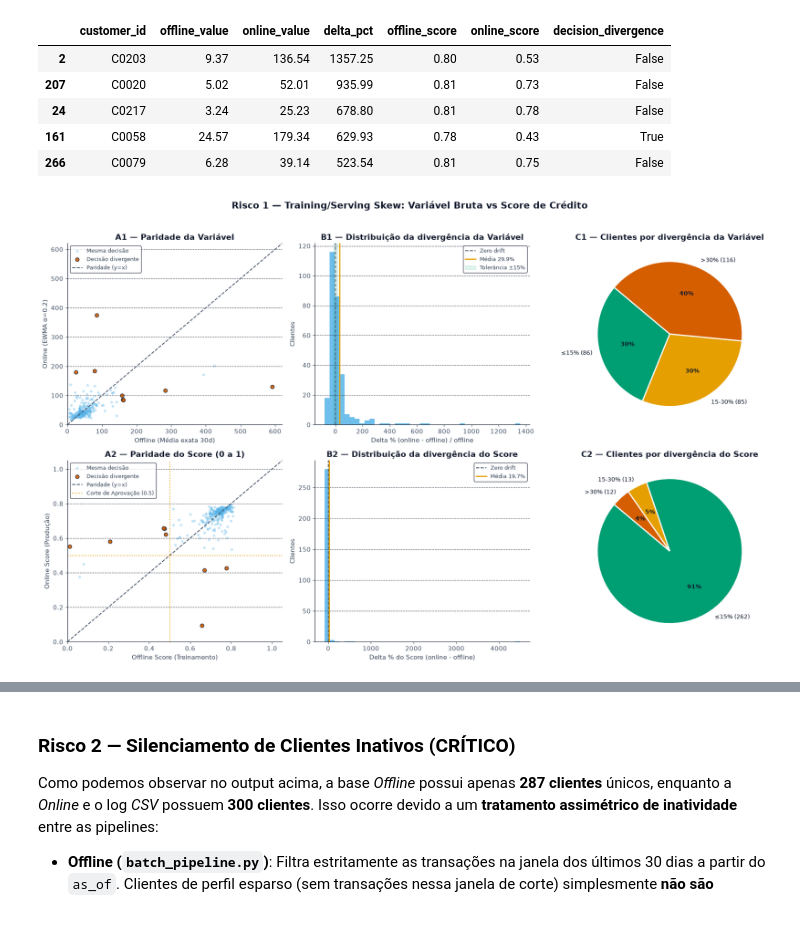
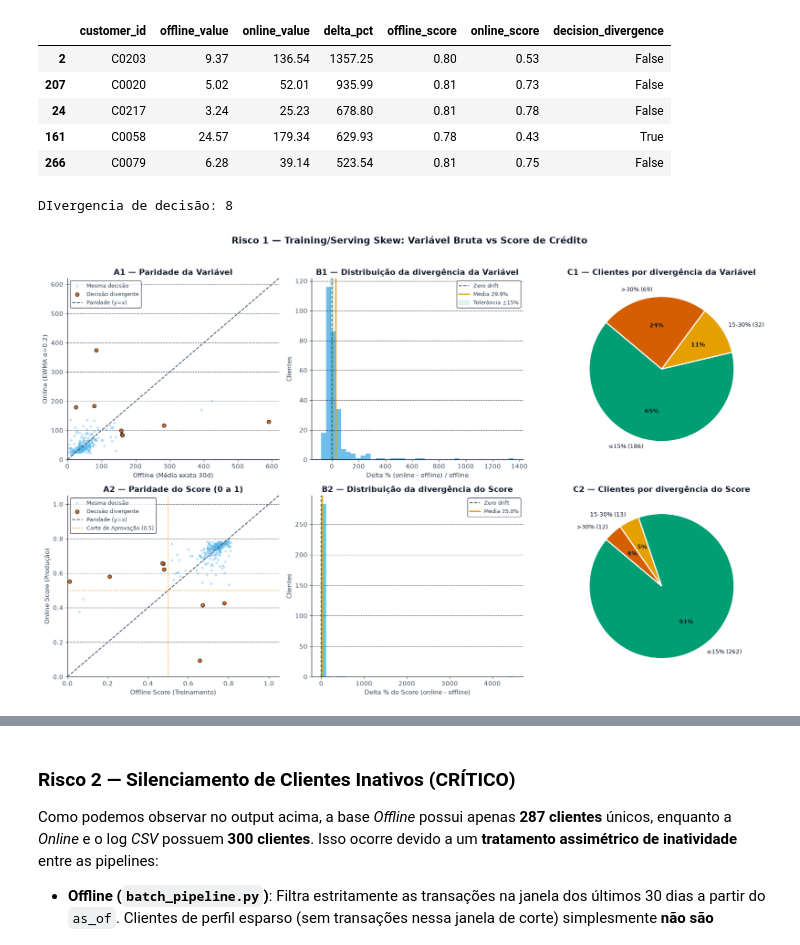
Before and after one commit to Cristiano2132/nubank-model-risk-business-case, a Jupyter notebook: business_case_answers.ipynb, the cells around one changed output, grey strips where cells are left out. Cells and saved outputs as stored; diff of their text form; code cells hidden in the pictures.

```diff
--- a/business_case_answers.ipynb
+++ b/business_case_answers.ipynb
@@ -208,6 +217,11 @@ Top 5 maiores divergências:
 | 24 | C0217 | 3.24 | 25.23 | 678.80 | 0.81 | 0.78 | False |
 | 161 | C0058 | 24.57 | 179.34 | 629.93 | 0.78 | 0.43 | True |
 | 266 | C0079 | 6.28 | 39.14 | 523.54 | 0.81 | 0.75 | False |
+# %%
+divergencias = df_merged.decision_divergence.sum()
+print(f"DIvergencia de decisão: {divergencias}")
+# %% [output]
+DIvergencia de decisão: 8
 # %%
 fig, axes = plt.subplots(2, 3, figsize=(18, 11))
 fig.suptitle("Risco 1 — Training/Serving Skew: Variável Bruta vs Score de Crédito",
@@ -239,9 +253,9 @@ ax.set_title("B1 — Distribuição da divergência da Variável"); ax.legend(fo
 
 # C1: Tier pie Feature
 ax = axes[0, 2]
-t_lo = (df_merged["abs_delta"] <= 15).sum()
-t_md = ((df_merged["abs_delta"] > 15) & (df_merged["abs_delta"] <= 30)).sum()
-t_hi = (df_merged["abs_delta"] > 30).sum()
+t_lo = (df_merged["delta_pct"] <= 15).sum()
+t_md = ((df_merged["delta_pct"] > 15) & (df_merged["delta_pct"] <= 30)).sum()
+t_hi = (df_merged["delta_pct"] > 30).sum()
 wedges, texts, autotexts = ax.pie(
     [t_lo, t_md, t_hi],
     labels=[f"≤15% ({t_lo})", f"15-30% ({t_md})", f">30% ({t_hi})"],
@@ -253,7 +267,7 @@ ax.set_title("C1 — Clientes por divergência da Variável")
 
 ### LINHA 2: SCORE (Decisão de Crédito)
 df_merged["score_delta_pct"] = (df_merged["online_score"] - df_merged["offline_score"]) / df_merged["offline_score"] * 100
-df_merged["score_abs_delta"] = df_merged["score_delta_pct"].abs()
+df_merged["score_delta_pct"] = df_merged["score_delta_pct"].abs()
 
 # A2: Scatter parity Score
 ax = axes[1, 0]
@@ -263,34 +277,34 @@ lims_sc = [0, 1.05]
 ax.plot(lims_sc, lims_sc, "--", color="#475569", lw=1.5, label="Paridade (y=x)")
 ax.axhline(0.5, color=COL_MED, linestyle=":", lw=1.5, label="Corte de Aprovação (0.5)")
 ax.axvline(0.5, color=COL_MED, linestyle=":", lw=1.5)
 ax.set_xlim(lims_sc); ax.set_ylim(lims_sc)
 ax.set_xlabel("Offline Score (Treinamento)"); ax.set_ylabel("Online Score (Produção)")
 ax.set_title("A2 — Paridade do Score (0 a 1)"); ax.legend(loc="upper left", fontsize=9); style_chart(ax)
 
 # B2: Delta distribution Score
 ax = axes[1, 1]
 bins_sc = np.linspace(df_merged["score_delta_pct"].min(), df_merged["score_delta_pct"].max(), 40)
 ax.hist(df_merged["score_delta_pct"], bins=bins_sc, color=COL_ACC, edgecolor="none", alpha=0.85)
 ax.axvline(0, color="#475569", lw=1.5, linestyle="--", label="Zero drift")
 ax.axvline(df_merged["score_delta_pct"].mean(), color=COL_MED, lw=2, label=f"Média {df_merged['score_delta_pct'].mean():.1f}%")
 ax.set_xlabel("Delta % do Score (online - offline)"); ax.set_ylabel("Clientes")
 ax.set_title("B2 — Distribuição da divergência do Score"); ax.legend(fontsize=9); style_chart(ax)
 
 # C2: Tier pie Score
 ax = axes[1, 2]
-t_lo_sc = (df_merged["score_abs_delta"] <= 15).sum()
-t_md_sc = ((df_merged["score_abs_delta"] > 15) & (df_merged["score_abs_delta"] <= 30)).sum()
-t_hi_sc = (df_merged["score_abs_delta"] > 30).sum()
+t_lo_sc = (df_merged["score_delta_pct"] <= 15).sum()
+t_md_sc = ((df_merged["score_delta_pct"] > 15) & (df_merged["score_delta_pct"] <= 30)).sum()
+t_hi_sc = (df_merged["score_delta_pct"] > 30).sum()
 wedges, texts, autotexts = ax.pie(
     [t_lo_sc, t_md_sc, t_hi_sc],
     labels=[f"≤15% ({t_lo_sc})", f"15-30% ({t_md_sc})", f">30% ({t_hi_sc})"],
     colors=[COL_LO, COL_MED, COL_HI], autopct="%1.0f%%",
     textprops={"color": "#0f172a", "fontsize": 10}, startangle=140,
     wedgeprops={"edgecolor": "#ffffff", "linewidth": 2})
 for at in autotexts: at.set_fontweight("bold")
 ax.set_title("C2 — Clientes por divergência do Score")
 
 fig.tight_layout()
 plt.show()
 # %% [output]
-[figure, old version]
+[figure, new version]
```
Also changed, not shown: parts of 15 cells of this notebook.
